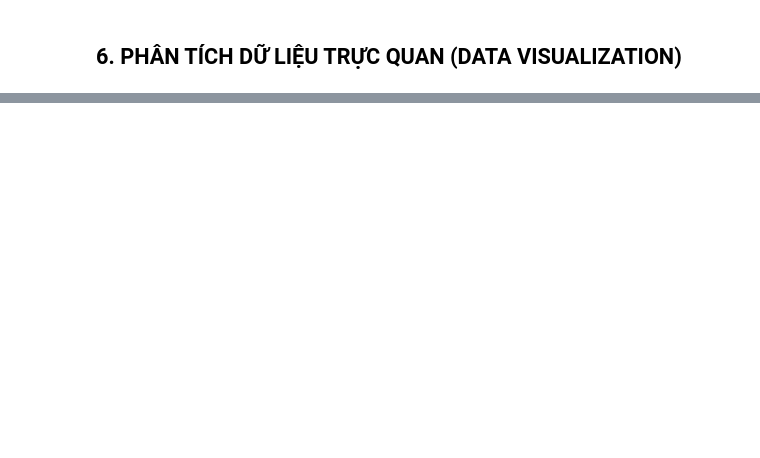
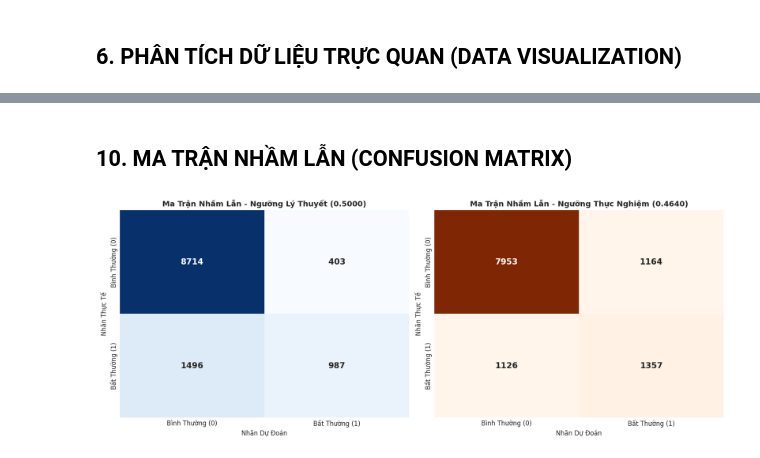
Before and after one commit to vongocgiavy/IFOREST, a Jupyter notebook: shuttle_anomaly_detection_iforest.ipynb, the cells around one changed output, grey strips where cells are left out. Drawn from its saved outputs; the diff is of its cells as text; code cells hidden in the pictures; blank space fills up the shorter version.

```diff
--- a/shuttle_anomaly_detection_iforest.ipynb
+++ b/shuttle_anomaly_detection_iforest.ipynb
@@ -1116,0 +261,22 @@ Tuned IForest (Ngưỡng Contam) Full 58k (Gồm Class 4)    Contam (0.4640)
+# %%
+# Import mô hình thuần túy từ model.py
+from model import IsolationForest, c_factor
+
+# Khởi tạo mô hình chuẩn theo cấu hình đề xuất của Liu et al. (2008)
+model_base = IsolationForest(
+    n_estimators=100,
+    max_samples=256,
+    max_features=1.0,
+    contamination="auto",
+    random_state=42
+)
+
+# Huấn luyện trên tập Train (Unsupervised)
+model_base.fit(X_train.values)
+
+print("=== THÔNG SỐ MÔ HÌNH THUẦN ISOLATION FOREST ===")
+print(f"Số lượng cây iTree (n_estimators) : {model_base.n_estimators}")
+print(f"Kích thước mẫu con psi (max_samples): {model_base.max_samples_actual_}")
+print(f"Độ sâu giới hạn (max_depth)        : {model_base.max_depth}")
+print(f"Hằng số chuẩn hóa c(256)           : {model_base.c_psi_:.7f}")
+print(f"Ngưỡng lý thuyết (threshold_)       : {model_base.threshold_:.6f}")
@@ -1116,0 +379,26 @@ Tuned IForest (Ngưỡng Contam) Full 58k (Gồm Class 4)    Contam (0.4640)
+# %% [markdown]
+## 10. MA TRẬN NHẦM LẪN (CONFUSION MATRIX)
+# %%
+# Biểu đồ so sánh Ma trận nhầm lẫn (Confusion Matrix) giữa 2 ngưỡng
+fig, axes = plt.subplots(1, 2, figsize=(14, 5.5))
+cm_t = confusion_matrix(y_test, y_pred_theo)
+sns.heatmap(cm_t, annot=True, fmt='d', cmap='Blues', ax=axes[0],
+            xticklabels=['Bình Thường (0)', 'Bất Thường (1)'],
+            yticklabels=['Bình Thường (0)', 'Bất Thường (1)'],
+            cbar=False, annot_kws={'size': 13, 'weight': 'bold'})
+axes[0].set_title('Ma Trận Nhầm Lẫn - Ngưỡng Lý Thuyết (0.5000)', fontsize=12, fontweight='bold')
+axes[0].set_xlabel('Nhãn Dự Đoán', fontsize=10)
+axes[0].set_ylabel('Nhãn Thực Tế', fontsize=10)
+
+cm_e = confusion_matrix(y_test, y_pred_emp)
+sns.heatmap(cm_e, annot=True, fmt='d', cmap='Oranges', ax=axes[1],
+            xticklabels=['Bình Thường (0)', 'Bất Thường (1)'],
+            yticklabels=['Bình Thường (0)', 'Bất Thường (1)'],
+            cbar=False, annot_kws={'size': 13, 'weight': 'bold'})
+axes[1].set_title('Ma Trận Nhầm Lẫn - Ngưỡng Thực Nghiệm (0.4640)', fontsize=12, fontweight='bold')
+axes[1].set_xlabel('Nhãn Dự Đoán', fontsize=10)
+axes[1].set_ylabel('Nhãn Thực Tế', fontsize=10)
+plt.tight_layout()
+plt.show()
+# %% [output]
+[figure, added]
```
Also changed, not shown: parts of 90 cells of this notebook, 1 other file.
